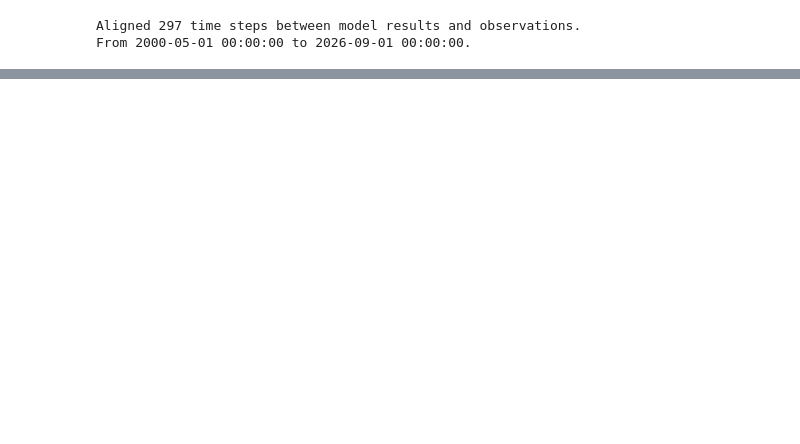
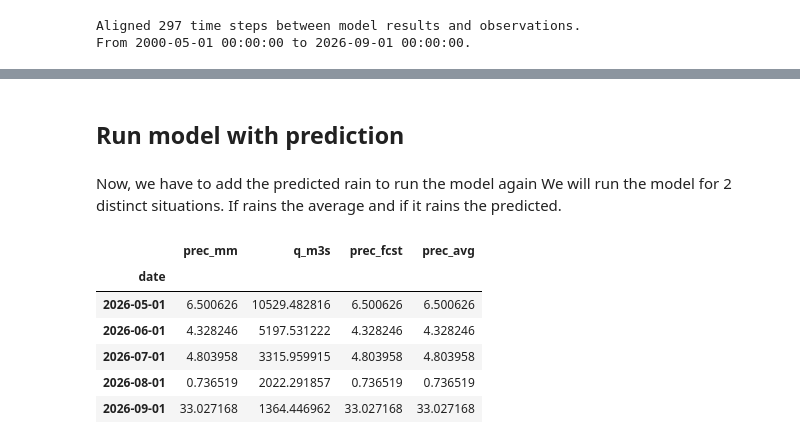
Before and after one commit to cordmaur/CN3S, a Jupyter notebook: nbs/Workflow/04-Inference.ipynb, the cells around one changed output, grey strips where cells are left out. Cells and saved outputs as stored; diff of their text form; code cells hidden in the pictures; blank space fills up the shorter version.

```diff
--- a/nbs/Workflow/04-Inference.ipynb
+++ b/nbs/Workflow/04-Inference.ipynb
@@ -42,2 +52,0 @@ From 2000-05-01 00:00:00 to 2026-09-01 00:00:00.
-# %%
-data = station.get_optim_data(FREQ)
@@ -51,0 +332,21 @@ station.metadata
+# %% [markdown]
+## Run model with prediction
+# %% [markdown]
+Now, we have to add the predicted rain to run the model again
+We will run the model for 2 distinct situations. If rains the average and if it rains the predicted.
+# %%
+# first, let's create separate columns for forecasted and average precipitation
+data["prec_fcst"] = data["prec_mm"]
+data["prec_avg"] = data["prec_mm"]
+
+# Then, let's add the values
+# %%
+data.tail()
+# %% [output]
+|  | prec_mm | q_m3s | prec_fcst | prec_avg |
+| date |  |  |  |  |
+| 2026-05-01 | 6.500626 | 10529.482816 | 6.500626 | 6.500626 |
+| 2026-06-01 | 4.328246 | 5197.531222 | 4.328246 | 4.328246 |
+| 2026-07-01 | 4.803958 | 3315.959915 | 4.803958 | 4.803958 |
+| 2026-08-01 | 0.736519 | 2022.291857 | 0.736519 | 0.736519 |
+| 2026-09-01 | 33.027168 | 1364.446962 | 33.027168 | 33.027168 |
```
Also changed, not shown: parts of 36 cells of this notebook, 1 other file.
